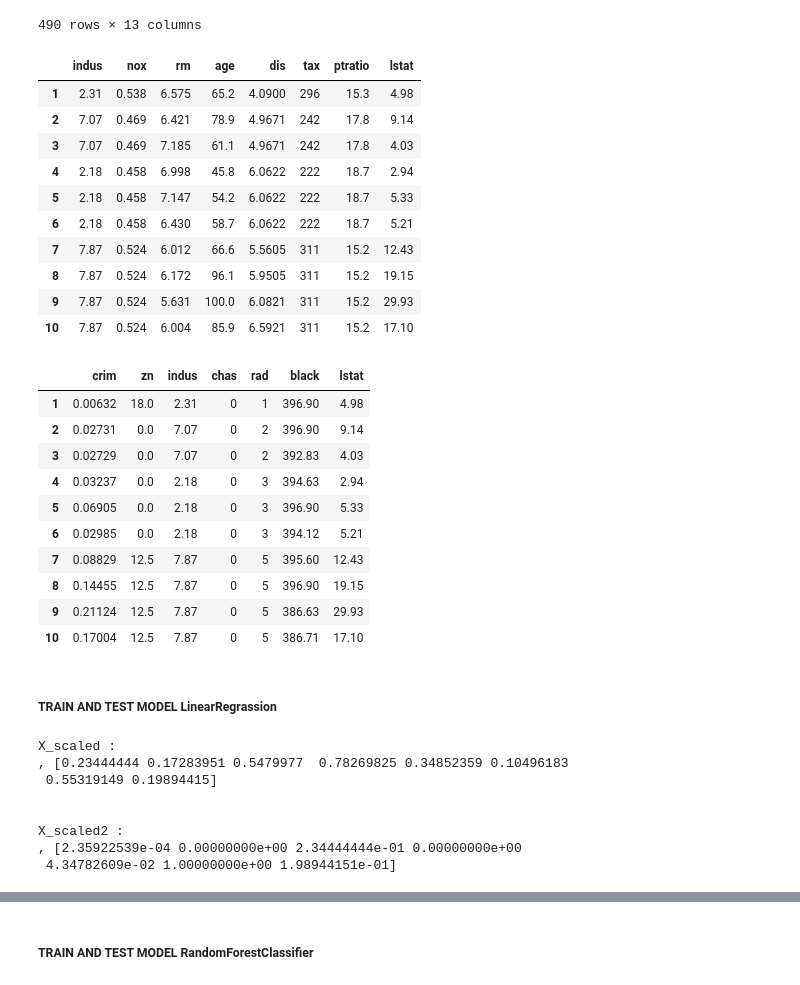
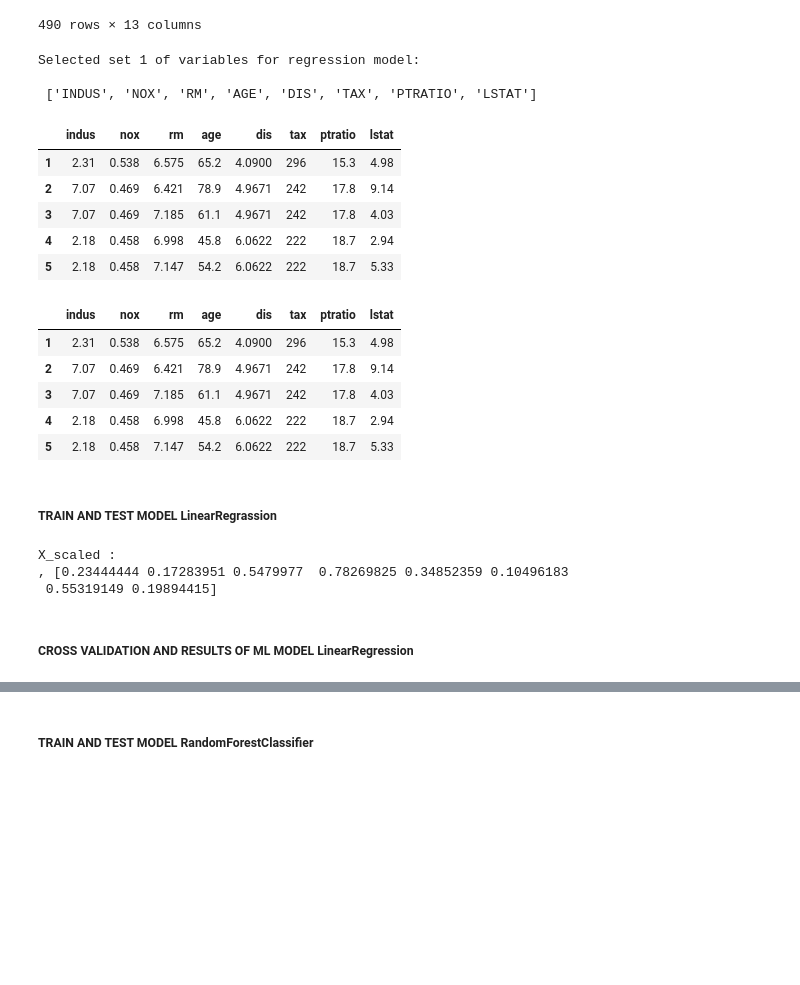
Before and after one commit to idelfrides/btg-it-sessions-2026-module-ai, a Jupyter notebook: REGRESSION_ML_USE_CASES.ipynb, the cells around one changed output, grey strips where cells are left out. Saved outputs shown, nothing was run; the diff lists cells and outputs as text; code cells hidden in the pictures; blank space fills up the shorter version.

Commit message:
feat: ML regressios models complete

```diff
--- a/REGRESSION_ML_USE_CASES.ipynb
+++ b/REGRESSION_ML_USE_CASES.ipynb
@@ -177,14 +172,31 @@ selected_variables1 = [
 ]
 
 selected_variables2 = [
-    "CRIM", "ZN", "INDUS", "CHAS", "RAD", "BLACK", "LSTAT"
+    "CRIM", "ZN", "INDUS", "CHAS", "RAD", "BLACK", "LSTAT", "TAX"
 ]
 
-features_one = features[[v.lower() for v in selected_variables1]]
+# create a random selection to choose between the two sets of selected variables for the regression model
+#  [1, 3[ mean generates a random integer between 1 and 2 (inclusive of 1, exclusive of 3)]
+ran = np.random.randint(1, 3)
 
-features_two = features[[v.lower() for v in selected_variables2]]
+match ran:
+    case 1:
+        print("\n")
+        print("Selected set 1 of variables for regression model: \n\n", selected_variables1)
+        print("\n")
+
+        features = dataset[[v.lower() for v in selected_variables1]]
+    case 2:
+        print("\n")
+        print("Selected set 2 of variables for regression model: \n\n", selected_variables2)
+        print("\n")
+        features = dataset[[v.lower() for v in selected_variables2]]
+# %% [output]
+Selected set 1 of variables for regression model:
+
+ ['INDUS', 'NOX', 'RM', 'AGE', 'DIS', 'TAX', 'PTRATIO', 'LSTAT']
 # %%
-features_one.head(10)
+features.head(5)
 # %% [output]
 |  | indus | nox | rm | age | dis | tax | ptratio | lstat |
 | 1 | 2.31 | 0.538 | 6.575 | 65.2 | 4.0900 | 296 | 15.3 | 4.98 |
@@ -192,31 +204,23 @@ features_one.head(10)
 | 3 | 7.07 | 0.469 | 7.185 | 61.1 | 4.9671 | 242 | 17.8 | 4.03 |
 | 4 | 2.18 | 0.458 | 6.998 | 45.8 | 6.0622 | 222 | 18.7 | 2.94 |
 | 5 | 2.18 | 0.458 | 7.147 | 54.2 | 6.0622 | 222 | 18.7 | 5.33 |
-| 6 | 2.18 | 0.458 | 6.430 | 58.7 | 6.0622 | 222 | 18.7 | 5.21 |
-| 7 | 7.87 | 0.524 | 6.012 | 66.6 | 5.5605 | 311 | 15.2 | 12.43 |
-| 8 | 7.87 | 0.524 | 6.172 | 96.1 | 5.9505 | 311 | 15.2 | 19.15 |
-| 9 | 7.87 | 0.524 | 5.631 | 100.0 | 6.0821 | 311 | 15.2 | 29.93 |
-| 10 | 7.87 | 0.524 | 6.004 | 85.9 | 6.5921 | 311 | 15.2 | 17.10 |
 # %%
-features_two.head(10)
+features.head(5)
 # %% [output]
-|  | crim | zn | indus | chas | rad | black | lstat |
-| 1 | 0.00632 | 18.0 | 2.31 | 0 | 1 | 396.90 | 4.98 |
-| 2 | 0.02731 | 0.0 | 7.07 | 0 | 2 | 396.90 | 9.14 |
-| 3 | 0.02729 | 0.0 | 7.07 | 0 | 2 | 392.83 | 4.03 |
-| 4 | 0.03237 | 0.0 | 2.18 | 0 | 3 | 394.63 | 2.94 |
-| 5 | 0.06905 | 0.0 | 2.18 | 0 | 3 | 396.90 | 5.33 |
-| 6 | 0.02985 | 0.0 | 2.18 | 0 | 3 | 394.12 | 5.21 |
-| 7 | 0.08829 | 12.5 | 7.87 | 0 | 5 | 395.60 | 12.43 |
-| 8 | 0.14455 | 12.5 | 7.87 | 0 | 5 | 396.90 | 19.15 |
-| 9 | 0.21124 | 12.5 | 7.87 | 0 | 5 | 386.63 | 29.93 |
-| 10 | 0.17004 | 12.5 | 7.87 | 0 | 5 | 386.71 | 17.10 |
+|  | indus | nox | rm | age | dis | tax | ptratio | lstat |
+| 1 | 2.31 | 0.538 | 6.575 | 65.2 | 4.0900 | 296 | 15.3 | 4.98 |
+| 2 | 7.07 | 0.469 | 6.421 | 78.9 | 4.9671 | 242 | 17.8 | 9.14 |
+| 3 | 7.07 | 0.469 | 7.185 | 61.1 | 4.9671 | 242 | 17.8 | 4.03 |
+| 4 | 2.18 | 0.458 | 6.998 | 45.8 | 6.0622 | 222 | 18.7 | 2.94 |
+| 5 | 2.18 | 0.458 | 7.147 | 54.2 | 6.0622 | 222 | 18.7 | 5.33 |
 # %% [markdown]
 ##### TRAIN AND TEST MODEL LinearRegrassion
 # %%
-''' Preparing the model for training and testing
- MODEL: logistic regression, which is a statistical method for analyzing datasets in which there are one or more independent variables that determine an outcome. The outcome is measured with a dichotomous variable (in which there are only two possible outcomes).
-'''
+# Preparing the model for training and testing
+#  MODEL: Linear Regression, with 10-fold cross-validation and Min-Max scaling of features
+
+# ---------------------------------------------------------------
+
 
 l_regression = linear_model.LinearRegression()
 
@@ -225,26 +229,23 @@ kf = KFold(n_splits=10)
 
 # Normalizing the features using Min-Max scaling, which scales the features to a range between 0 and 1. This is important for many machine learning algorithms that are sensitive to the scale of input data.
 min_max_scaler = preprocessing.MinMaxScaler()
-x_scaled = min_max_scaler.fit_transform(features_one)
+x_scaled = min_max_scaler.fit_transform(features)
 
-min_max_scaler2 = preprocessing.MinMaxScaler()
-x_scaled2 = min_max_scaler2.fit_transform(features_two)
+# min_max_scaler2 = preprocessing.MinMaxScaler()
+# x_scaled2 = min_max_scaler2.fit_transform(features_two)
 
 
 print("\n")
 print(f"X_scaled : \n, {x_scaled[1]}")
-print("\n")
-print(f"X_scaled2 : \n, {x_scaled2[1]}")
-print("\n")
+# print("\n")
+# print(f"X_scaled2 : \n, {x_scaled2[1]}")
+# print("\n")
 # %% [output]
 X_scaled :
 , [0.23444444 0.17283951 0.5479977  0.78269825 0.34852359 0.10496183
  0.55319149 0.19894415]
-
-
-X_scaled2 :
-, [2.35922539e-04 0.00000000e+00 2.34444444e-01 0.00000000e+00
- 4.34782609e-02 1.00000000e+00 1.98944151e-01]
+# %% [markdown]
+##### CROSS VALIDATION AND RESULTS OF ML MODEL LinearRegression
 # %%
 from sklearn.model_selection import cross_val_score
 
```
Also changed, not shown: parts of 23 cells of this notebook.
